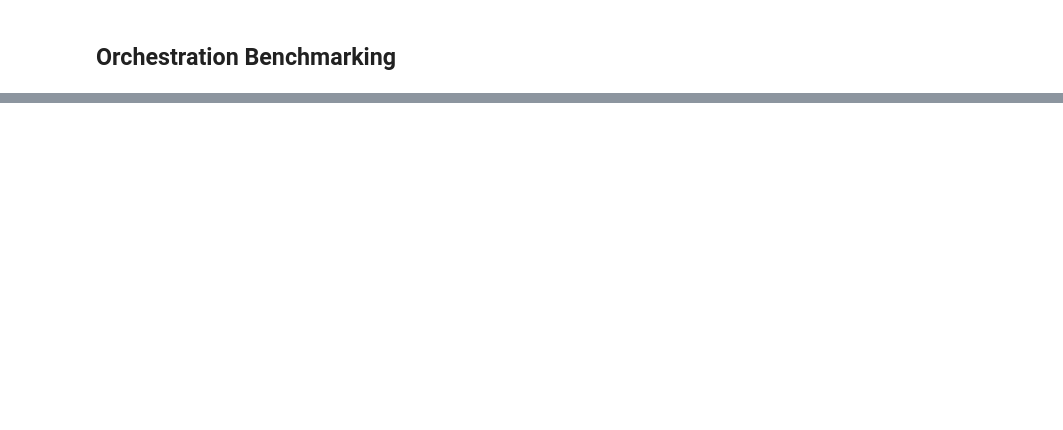
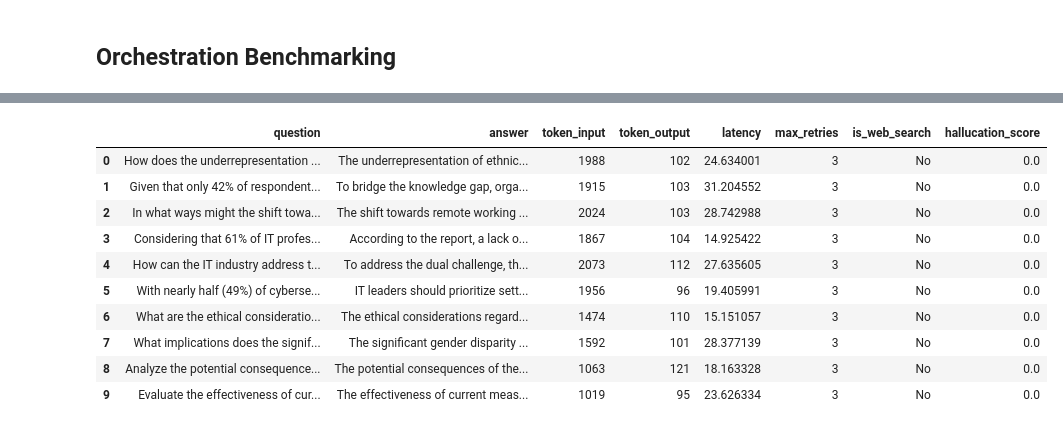
Before and after one commit to NnA301023/nan-medium-material, a Jupyter notebook: self-corrective-rag-smoldocling/main.ipynb, the cells around one changed output, grey strips where cells are left out. Saved outputs shown, nothing was run; the diff lists cells and outputs as text; code cells hidden in the pictures; blank space fills up the shorter version.

```diff
--- a/self-corrective-rag-smoldocling/main.ipynb
+++ b/self-corrective-rag-smoldocling/main.ipynb
@@ -686,11 +687,12 @@ def grade_documents(state):
             print("---GRADE: DOCUMENT RELEVANT---")
             filtered_docs.append(d)
 
+        # TODO: Create decision with "any" condition, that only searching via website IF there is not "relevant document" / setup fallback handler such as "Im Sorry, I dont know."
         # document not relevant, set web searching.
-        else:
-            print("---GRADE: DOCUMENT NOT RELEVANT---")
-            web_search = "Yes"
-            continue
+        # else:
+        #     print("---GRADE: DOCUMENT NOT RELEVANT---")
+        #     web_search = "Yes"
+        #     continue
 
     return {
         "documents": filtered_docs,
@@ -963,0 +1165,16 @@ IT professionals suggested various ways to promote sustainable computing practic
+# %%
+# Wrap into dataframe
+df_evaluation = pd.DataFrame.from_dict(benchmark_evaluation)
+df_evaluation
+# %% [output]
+|  | question | answer | token_input | token_output | latency | max_retries | is_web_search | hallucation_score |
+| 0 | How does the underrepresentation ... | The underrepresentation of ethnic... | 1988 | 102 | 24.634001 | 3 | No | 0.0 |
+| 1 | Given that only 42% of respondent... | To bridge the knowledge gap, orga... | 1915 | 103 | 31.204552 | 3 | No | 0.0 |
+| 2 | In what ways might the shift towa... | The shift towards remote working ... | 2024 | 103 | 28.742988 | 3 | No | 0.0 |
+| 3 | Considering that 61% of IT profes... | According to the report, a lack o... | 1867 | 104 | 14.925422 | 3 | No | 0.0 |
+| 4 | How can the IT industry address t... | To address the dual challenge, th... | 2073 | 112 | 27.635605 | 3 | No | 0.0 |
+| 5 | With nearly half (49%) of cyberse... | IT leaders should prioritize sett... | 1956 | 96 | 19.405991 | 3 | No | 0.0 |
+| 6 | What are the ethical consideratio... | The ethical considerations regard... | 1474 | 110 | 15.151057 | 3 | No | 0.0 |
+| 7 | What implications does the signif... | The significant gender disparity ... | 1592 | 101 | 28.377139 | 3 | No | 0.0 |
+| 8 | Analyze the potential consequence... | The potential consequences of the... | 1063 | 121 | 18.163328 | 3 | No | 0.0 |
+| 9 | Evaluate the effectiveness of cur... | The effectiveness of current meas... | 1019 | 95 | 23.626334 | 3 | No | 0.0 |
```
Also changed, not shown: parts of 22 cells of this notebook, 5 other files.
